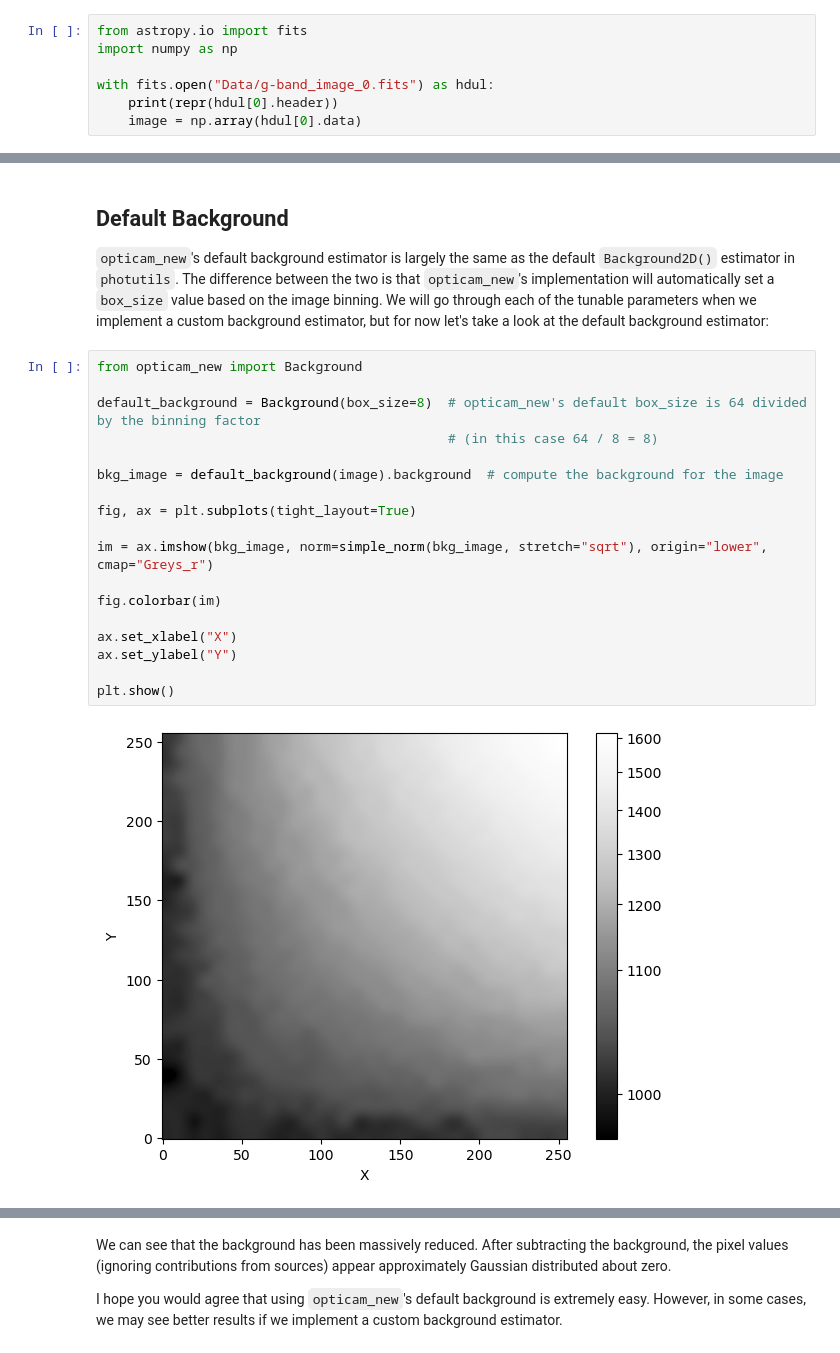
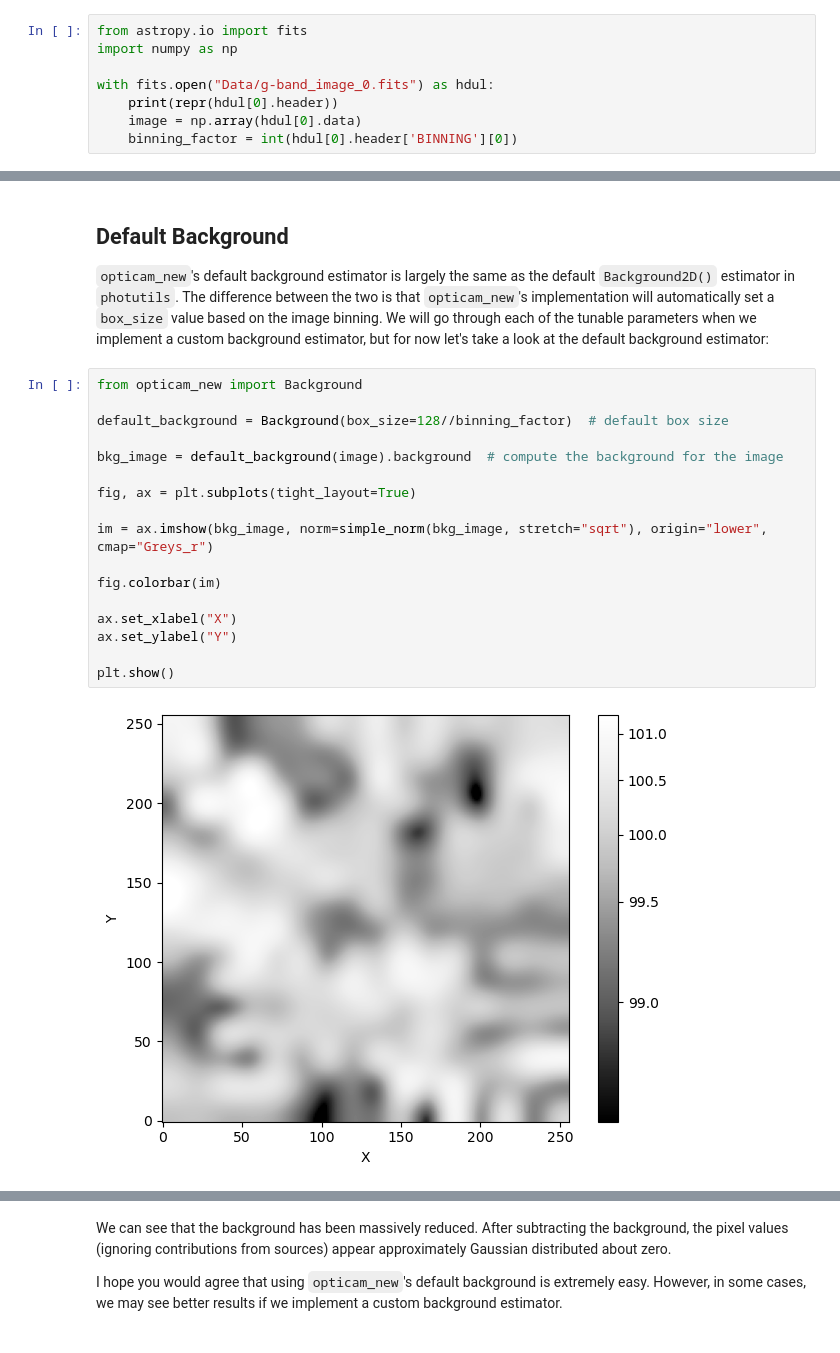
Before and after one commit to zairving/opticam, a Jupyter notebook: Tutorials/backgrounds.ipynb, the cells around one changed output, grey strips where cells are left out. Cells and saved outputs as stored; diff of their text form.

Commit message:
docs: updated background tutorial

```diff
--- a/Tutorials/backgrounds.ipynb
+++ b/Tutorials/backgrounds.ipynb
@@ -13,6 +13,7 @@ import numpy as np
 with fits.open("Data/g-band_image_0.fits") as hdul:
     print(repr(hdul[0].header))
     image = np.array(hdul[0].data)
+    binning_factor = int(hdul[0].header['BINNING'][0])
 # %% [output]
 SIMPLE  =                    T / conforms to FITS standard
 BITPIX  =                  -64 / array data type
@@ -45,21 +46,20 @@ plt.show()
 # %%
 from opticam_new import Background
 
-default_background = Background(box_size=8)  # opticam_new's default box_size is 64 divided by the binning factor
-                                             # (in this case 64 / 8 = 8)
+default_background = Background(box_size=128//binning_factor)  # default box size
 
 bkg_image = default_background(image).background  # compute the background for the image
 
 fig, ax = plt.subplots(tight_layout=True)
 
 im = ax.imshow(bkg_image, norm=simple_norm(bkg_image, stretch="sqrt"), origin="lower", cmap="Greys_r")
 
 fig.colorbar(im)
 
 ax.set_xlabel("X")
 ax.set_ylabel("Y")
 
 plt.show()
 # %% [output]
-[figure, old version]
+[figure, new version]
 # %% [markdown]
```
Also changed, not shown: parts of 13 cells of this notebook.
